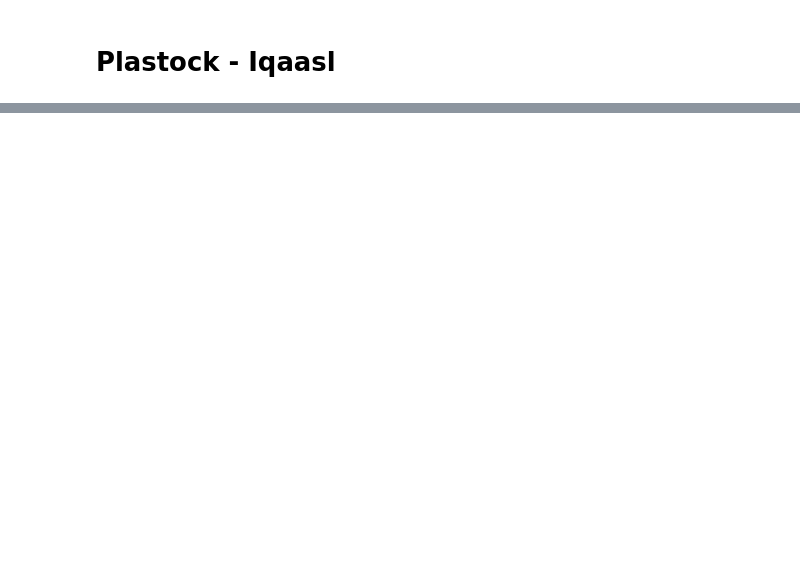
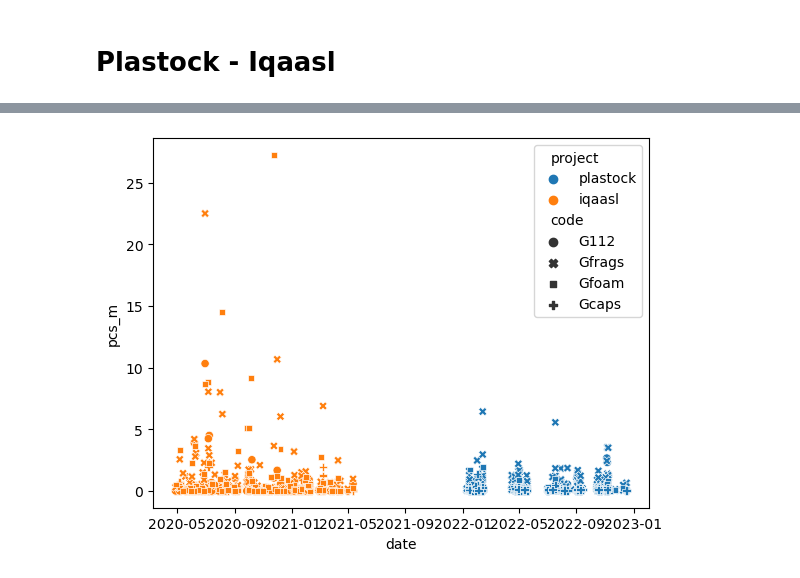
Before and after one commit to AssociationSauvegardeLeman/plastock, a Jupyter notebook: plastock_iqaasl.ipynb, the cells around one changed output, grey strips where cells are left out. Cells and saved outputs as stored; diff of their text form; code cells hidden in the pictures; blank space fills up the shorter version.

```diff
--- a/plastock_iqaasl.ipynb
+++ b/plastock_iqaasl.ipynb
@@ -611,0 +247,12 @@ code_location
+# %%
+# we need to aggregate by sample
+daily_totals = workdata[workdata.code.isin(codes)]
+
+fig, ax = plt.subplots()
+
+sns.scatterplot(data=daily_totals, x="date", y="pcs_m", ax=ax, hue="project", style="code")
+
+
+plt.show()
+# %% [output]
+[figure, added]
```
Also changed, not shown: parts of 27 cells of this notebook.
